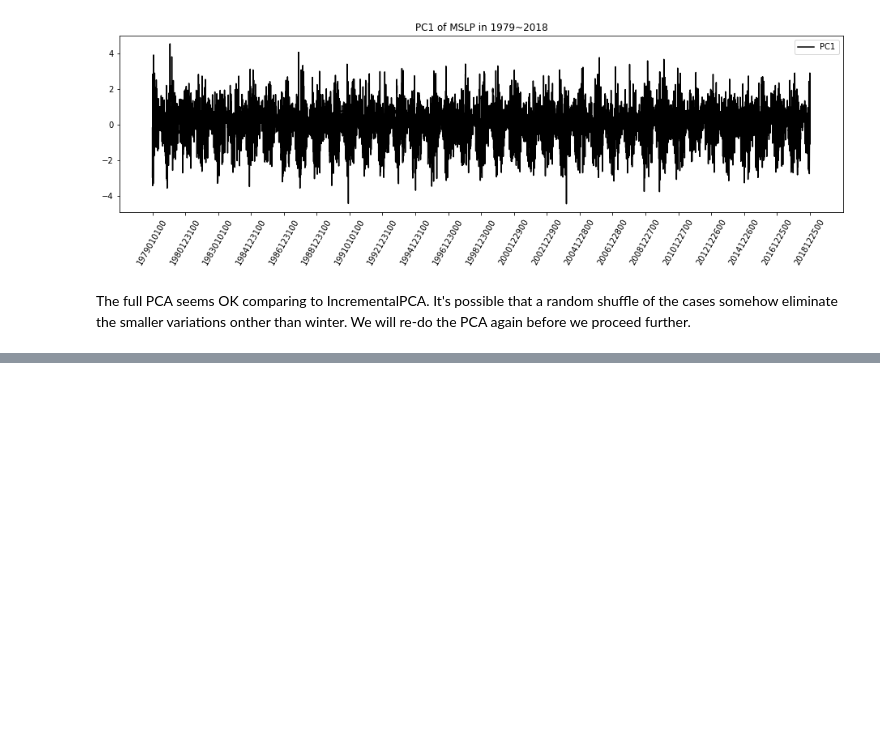
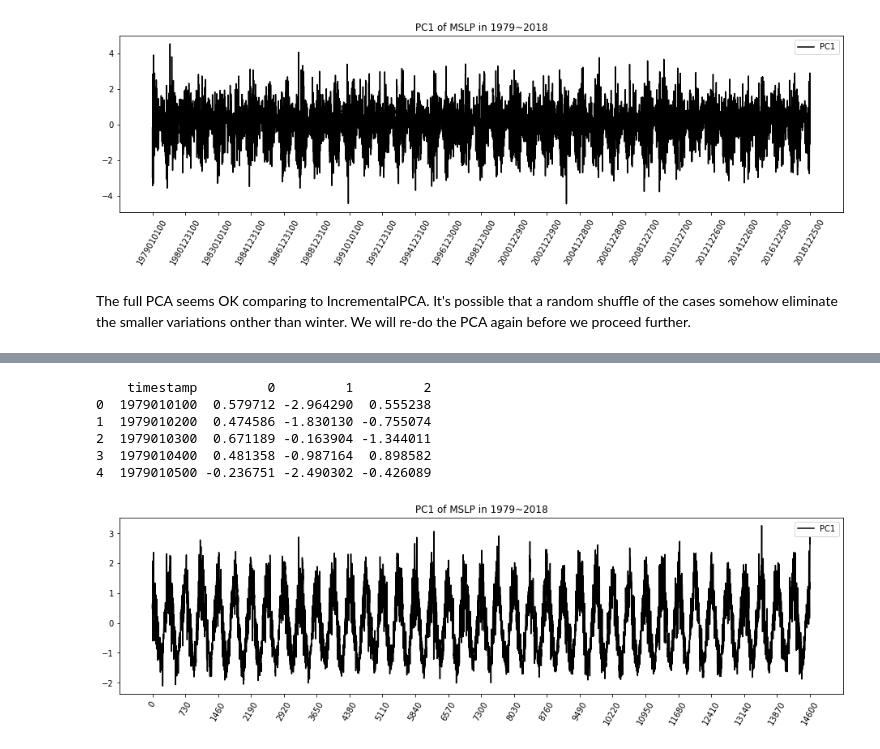
Before and after one commit to tingsyo/storm_tracker_to_vaisala, a Jupyter notebook: notebook/05_Exame_ERA5_data.ipynb, the cells around one changed output, grey strips where cells are left out. Cells and saved outputs as stored; diff of their text form; code cells hidden in the pictures; blank space fills up the shorter version.

```diff
--- a/notebook/05_Exame_ERA5_data.ipynb
+++ b/notebook/05_Exame_ERA5_data.ipynb
@@ -278,0 +317,18 @@ The full PCA seems OK comparing to IncrementalPCA. It's possible that a random s
+# %%
+tmp2 = pd.read_csv('../data/pca_era5/projection/mslp.proj.csv').iloc[:,:4]
+print(tmp2.head())
+
+plt.figure(figsize=(16,4))
+plt.plot(tmp2.iloc[:,1], color='black', ls='solid', label='PC1')
+plt.xticks(np.arange(0, tmp2.shape[0], step=int(tmp2.shape[0]/20)), rotation=60)
+plt.title('PC1 of MSLP in 1979~2018')
+plt.legend()
+plt.show()
+# %% [output]
+    timestamp         0         1         2
+0  1979010100  0.579712 -2.964290  0.555238
+1  1979010200  0.474586 -1.830130 -0.755074
+2  1979010300  0.671189 -0.163904 -1.344011
+3  1979010400  0.481358 -0.987164  0.898582
+4  1979010500 -0.236751 -2.490302 -0.426089
+[figure, added]
```
Also changed, not shown: parts of 7 cells of this notebook, 1 other file.
